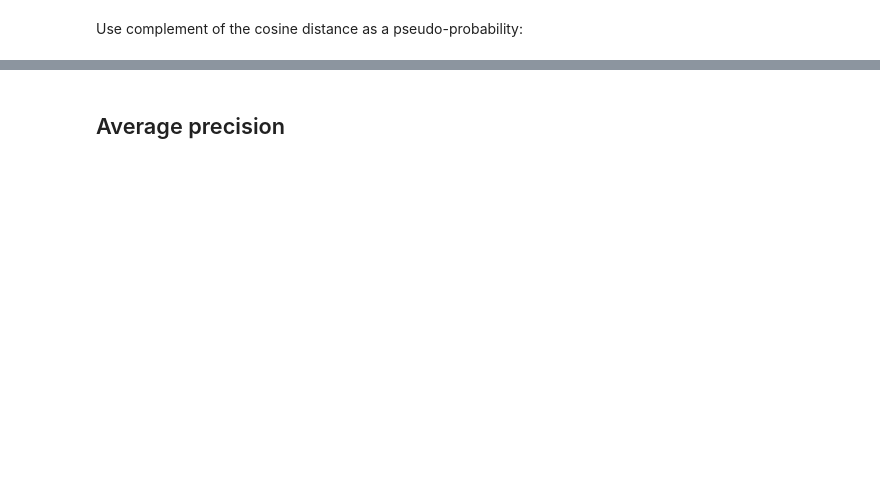
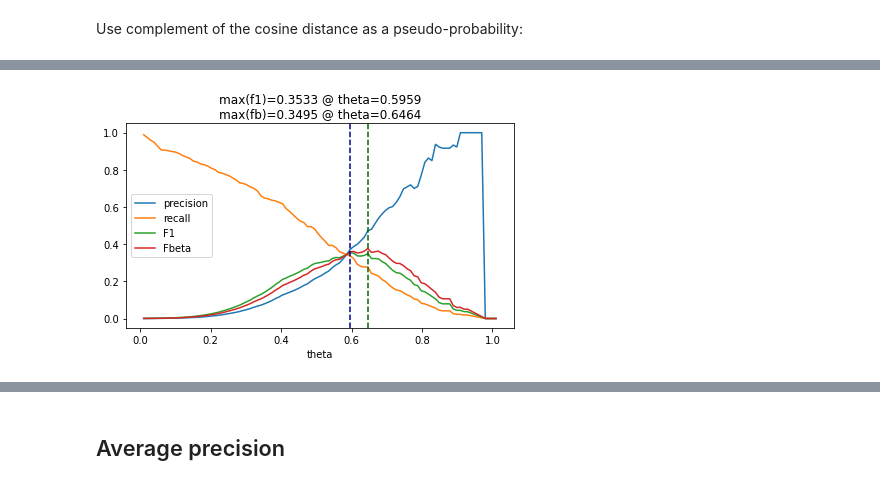
Before and after one commit to mikekestemont/zwerfverzen, a Jupyter notebook: notebooks/intertext.ipynb, the cells around one changed output, grey strips where cells are left out. Drawn from its saved outputs; the diff is of its cells as text; code cells hidden in the pictures; blank space fills up the shorter version.

```diff
--- a/notebooks/intertext.ipynb
+++ b/notebooks/intertext.ipynb
@@ -536,14 +313,17 @@ print(f'Dev results -> F1={max_f1} at th={max_th}')
 # %%
 plt.plot(thresholds, precisions, label='precision')
 plt.plot(thresholds, recalls, label='recall')
 plt.plot(thresholds, f1s, label='F1')
 plt.plot(thresholds, fbetas, label='Fbeta')
-plt.axvline(max_th, ls='-', c='darkgrey')
+plt.axvline(max_f1_th, ls='--', c='darkblue')
+plt.axvline(max_fb_th, ls='--', c='darkgreen')
 plt.gca().set_xlabel('theta')
 plt.gca().legend()
-plt.gca().set_facecolor('lightgrey')
-plt.title(f'f1={round(max_f1, 4)} @ theta={round(max_th, 4)}')
+plt.title(f'max(f1)={round(max_f1, 4)} @ theta={round(max_f1_th, 4)}\n' +\
+          f'max(fb)={round(max_fb, 4)} @ theta={round(max_fb_th, 4)}')
 plt.tight_layout()
+# %% [output]
+[figure, added]
 # %%
 res_df = pd.DataFrame(zip(distances, relevances), columns=('distance', 'relevance'))
 res_df.boxplot('distance', 'relevance')
```
Also changed, not shown: parts of 35 cells of this notebook.
